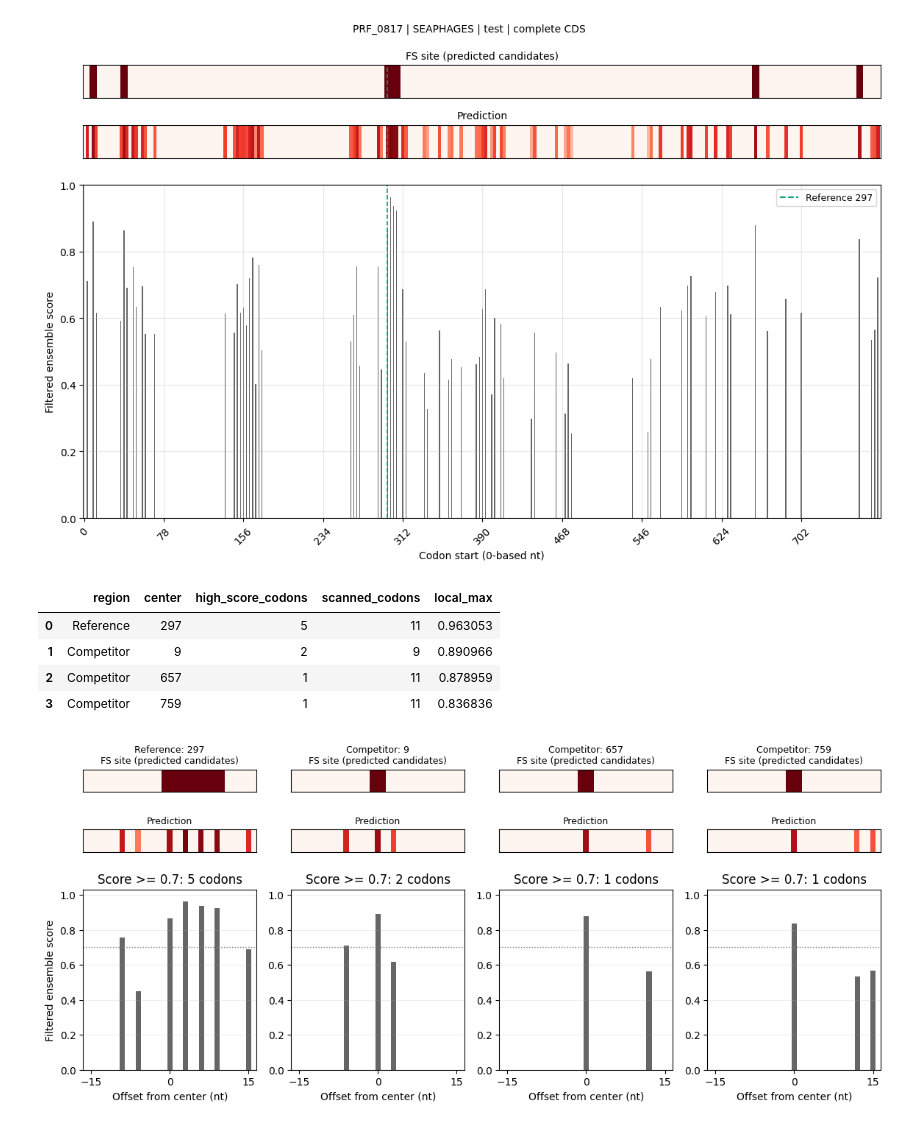
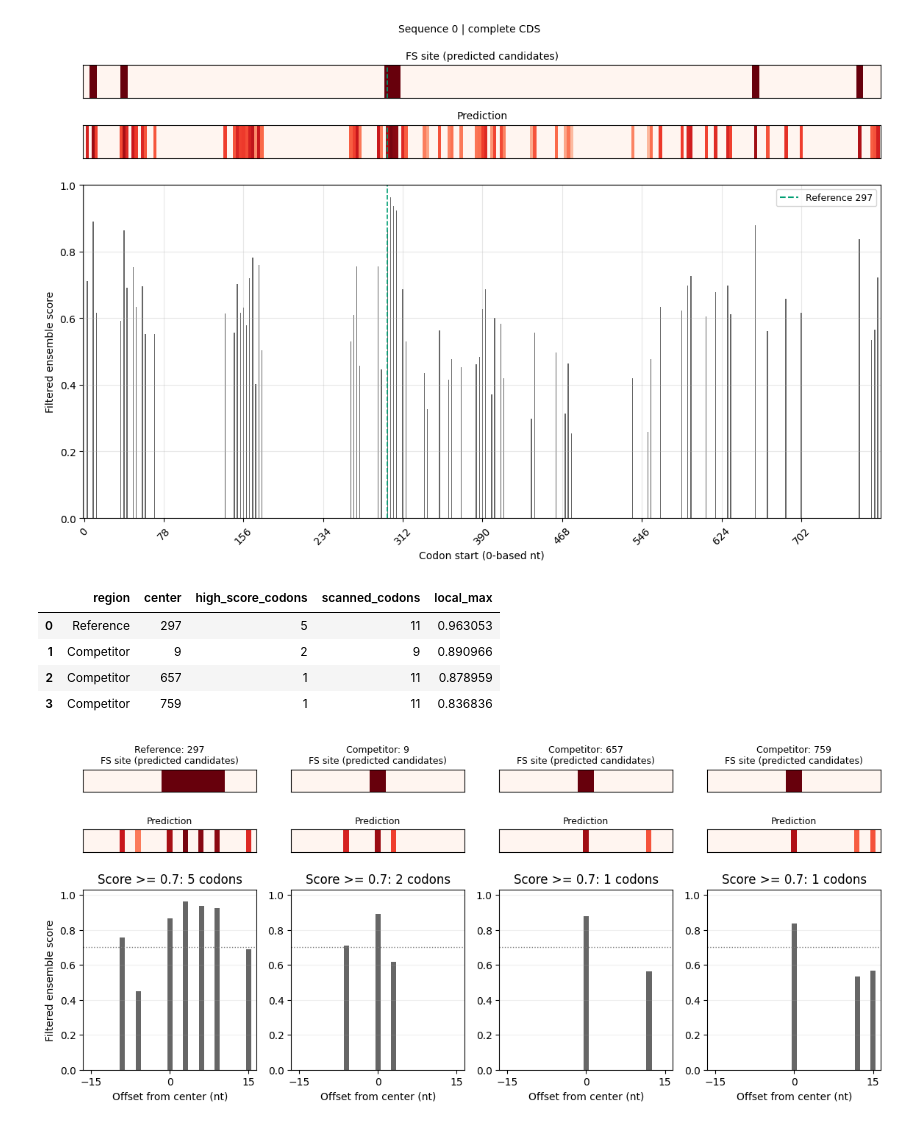
Before and after one commit to ykongxiang/FScanpy-package, a Jupyter notebook: tutorial/predict_sample_zh.ipynb, the cells around one changed output. Saved outputs shown, nothing was run; the diff lists cells and outputs as text; code cells hidden in the pictures.

```diff
--- a/tutorial/predict_sample_zh.ipynb
+++ b/tutorial/predict_sample_zh.ipynb
@@ -17,5 +17,4 @@
 # %%
-import inspect
 from pathlib import Path
 
 import numpy as np
@@ -23,21 +22,16 @@ import pandas as pd
 import matplotlib.pyplot as plt
 import torch
 from IPython.display import display
-from FScanpy import PRFPredictor
+from FScanpy import PRFPredictor, predict_prf, plot_prf_prediction
 
 torch.set_num_threads(1)
-# 官方发布版自动使用 PyTorch；双后端开发版本需要显式选择。
-# 这样可避免使用双后端实现默认的 TensorFlow 模型。
-if "backend" in inspect.signature(PRFPredictor).parameters:
-    predictor = PRFPredictor(backend="pytorch")
-else:
-    predictor = PRFPredictor()
+predictor = PRFPredictor()
 assert isinstance(predictor.long_model, torch.nn.Module), "本教程需要新版 PyTorch 长模型。"
 
 data_folder = Path("data")
 if not data_folder.is_dir():
     data_folder = Path("tutorial") / "data"
 examples = pd.read_csv(data_folder / "predict_sample_examples.csv")
-records = examples.set_index("prf_id")
+records = examples.set_index("Sequence_ID")
 display(examples.drop(columns="Full_Sequence"))
 # %% [output]
@@ -66,13 +56,13 @@ test 身份来自训练 notebook 的分层窗口划分重建，并通过精确
 # %%
 PARAMS = dict(window_size=3, short_threshold=0.2, long_threshold=0.2, ensemble_weight=0.6)
-results_by_id = {}
-figures_by_id = {}
+results_by_sequence = {}
+figures_by_sequence = {}
 
-def plot_example(prf_id):
-    row = records.loc[prf_id]
-    result, figure = predictor.plot_sequence_prediction(
-        str(row.Full_Sequence), **PARAMS,
-        title=f"{prf_id} | {row.source} | {row['split']} | complete CDS",
+def plot_example(sequence_id):
+    row = records.loc[sequence_id]
+    result, figure = plot_prf_prediction(
+        sequence=str(row.Full_Sequence), **PARAMS,
+        title=f"Sequence {sequence_id} | complete CDS",
         figsize=(14, 8), dpi=120,
     )
     # 保留原版热图及柱状图，并加粗热图面板。
@@ -88,8 +78,8 @@ def plot_example(prf_id):
     figure.axes[2].plot([], [], color="#009E73", linestyle="--", label=f"Reference {reference}")
     figure.axes[2].legend(loc="upper right", fontsize=9)
     figure.tight_layout(rect=(0, 0, 1, 0.94))
-    results_by_id[prf_id] = result
-    figures_by_id[prf_id] = figure
+    results_by_sequence[sequence_id] = result
+    figures_by_sequence[sequence_id] = figure
     return result, figure
 
 def visible_scores(result):
@@ -141,11 +129,11 @@ def compare_regions(result, centers):
 # %%
-result, figure = plot_example("PRF_0817")
+result, figure = plot_example(0)
 plt.show()
 local_summary, figure = compare_regions(result, [("Reference",297), ("Competitor",9), ("Competitor",657), ("Competitor",759)])
 display(local_summary)
 plt.show()
 # %% [output]
-[figure, old version]
+[figure, new version]
 |  | region | center | high_score_codons | scanned_codons | local_max |
 | 0 | Reference | 297 | 5 | 11 | 0.963053 |
 | 1 | Competitor | 9 | 2 | 9 | 0.890966 |
```
Also changed, not shown: parts of 19 cells of this notebook, 9 other files.
